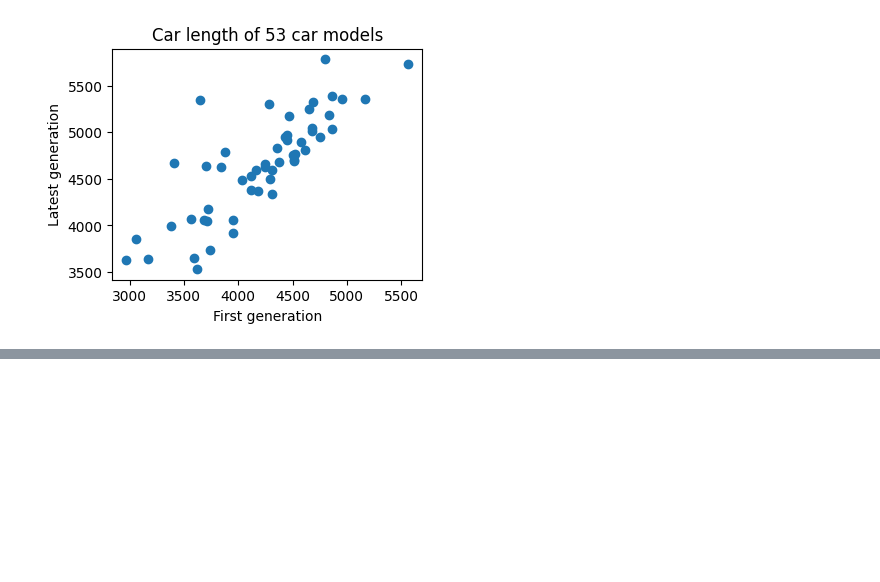
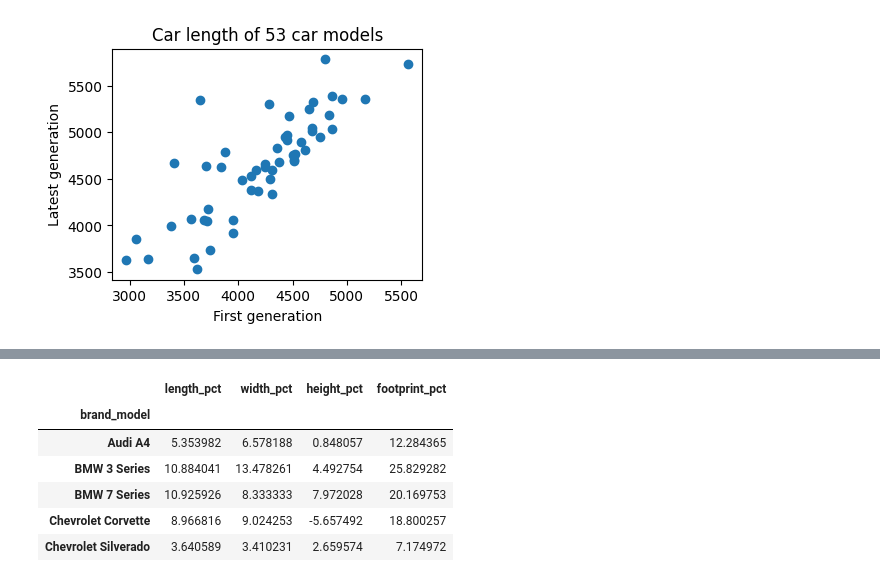
Before and after one commit to sanagahoi/Python_labs, a Jupyter notebook: cisco-labs/car-dimensions-project/car-dimensions.ipynb, the cells around one changed output, grey strips where cells are left out. Cells and saved outputs as stored; diff of their text form; code cells hidden in the pictures; blank space fills up the shorter version.

```diff
--- a/cisco-labs/car-dimensions-project/car-dimensions.ipynb
+++ b/cisco-labs/car-dimensions-project/car-dimensions.ipynb
@@ -90,0 +111,17 @@ plt.show()
+# %%
+# Clean up DataFrame structure
+pct_df = pd.DataFrame({
+    'length_pct': ((pivot_df['length']['latest'] - pivot_df['length']['first']) / pivot_df['length']['first']) * 100,
+    'width_pct': ((pivot_df['width']['latest'] - pivot_df['width']['first']) / pivot_df['width']['first']) * 100,
+    'height_pct': ((pivot_df['height']['latest'] - pivot_df['height']['first']) / pivot_df['height']['first']) * 100,
+    'footprint_pct': ((pivot_df['footprint_m2']['latest'] - pivot_df['footprint_m2']['first']) / pivot_df['footprint_m2']['first']) * 100
+})
+pct_df.head()
+# %% [output]
+|  | length_pct | width_pct | height_pct | footprint_pct |
+| brand_model |  |  |  |  |
+| Audi A4 | 5.353982 | 6.578188 | 0.848057 | 12.284365 |
+| BMW 3 Series | 10.884041 | 13.478261 | 4.492754 | 25.829282 |
+| BMW 7 Series | 10.925926 | 8.333333 | 7.972028 | 20.169753 |
+| Chevrolet Corvette | 8.966816 | 9.024253 | -5.657492 | 18.800257 |
+| Chevrolet Silverado | 3.640589 | 3.410231 | 2.659574 | 7.174972 |
```
Also changed, not shown: parts of 8 cells of this notebook.
